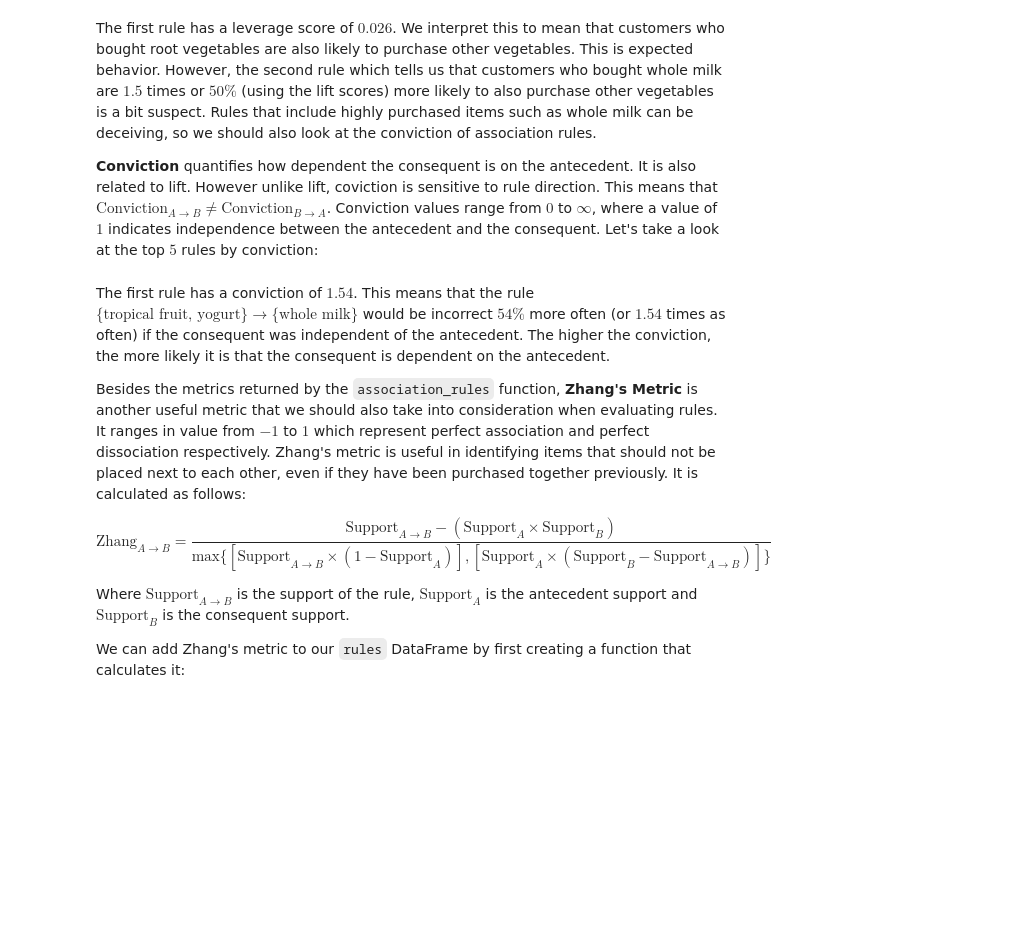
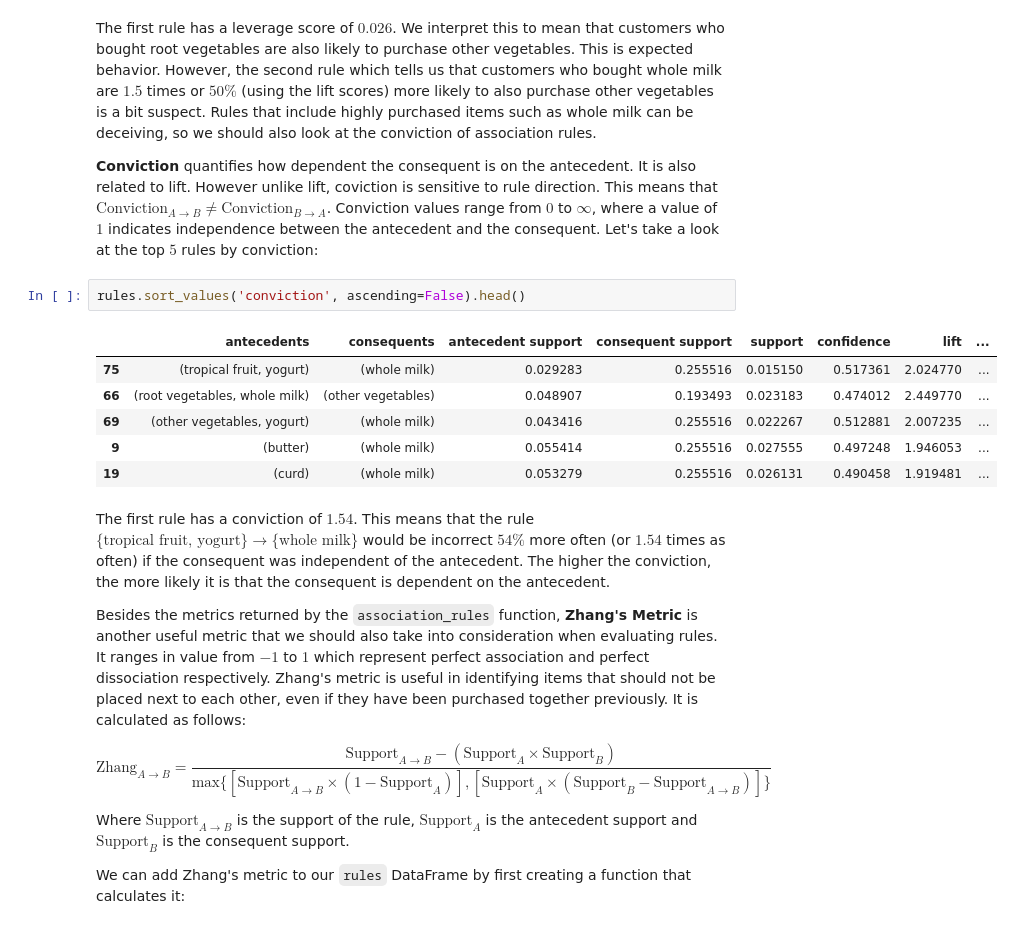
Before and after one commit to emd543/machine-learning-with-python-association-rules-3209139, a Jupyter notebook: src/02b.ipynb, the cells around one changed output. Saved outputs shown, nothing was run; the diff lists cells and outputs as text; blank space fills up the shorter version.

```diff
--- a/src/02b.ipynb
+++ b/src/02b.ipynb
@@ -322,6 +352,15 @@ The first rule has a lift score of $3.04$. We interpret this to mean that custom
 The first rule has a leverage score of $0.026$. We interpret this to mean that customers who bought root vegetables are also likely to purchase other vegetables. This is expected behavior. However, the second rule which tells us that customers who bought whole milk are $1.5$ times or $50\%$ (using the lift scores) more likely to also purchase other vegetables is a bit suspect. Rules that include highly purchased items such as whole milk can be deceiving, so we should also look at the conviction of association rules.
 
 **Conviction** quantifies how dependent the consequent is on the antecedent. It is also related to lift. However unlike lift, coviction is sensitive to rule direction. This means that $\text{Conviction}_{A \rightarrow B} \neq \text{Conviction}_{B \rightarrow A}$. Conviction values range from $0$ to $\infty$, where a value of $1$ indicates independence between the antecedent and the consequent. Let's take a look at the top $5$ rules by conviction:
+# %%
+rules.sort_values('conviction', ascending=False).head()
+# %% [output]
+|  | antecedents | consequents | antecedent support | consequent support | support | confidence | lift | ... |
+| 75 | (tropical fruit, yogurt) | (whole milk) | 0.029283 | 0.255516 | 0.015150 | 0.517361 | 2.024770 | ... |
+| 66 | (root vegetables, whole milk) | (other vegetables) | 0.048907 | 0.193493 | 0.023183 | 0.474012 | 2.449770 | ... |
+| 69 | (other vegetables, yogurt) | (whole milk) | 0.043416 | 0.255516 | 0.022267 | 0.512881 | 2.007235 | ... |
+| 9 | (butter) | (whole milk) | 0.055414 | 0.255516 | 0.027555 | 0.497248 | 1.946053 | ... |
+| 19 | (curd) | (whole milk) | 0.053279 | 0.255516 | 0.026131 | 0.490458 | 1.919481 | ... |
 # %% [markdown]
 The first rule has a conviction of $1.54$. This means that the rule $\{\text{tropical fruit, yogurt}\} \rightarrow \{\text{whole milk}\}$ would be incorrect $54\%$ more often (or $1.54$ times as often) if the consequent was independent of the antecedent. The higher the conviction, the more likely it is that the consequent is dependent on the antecedent.
 
```
Also changed, not shown: parts of 7 cells of this notebook.
